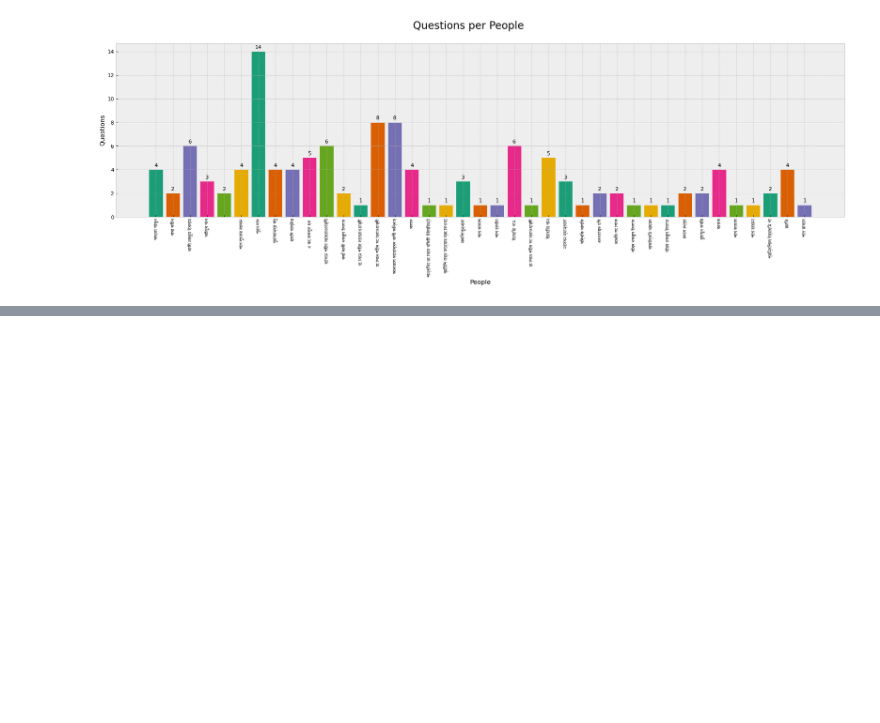
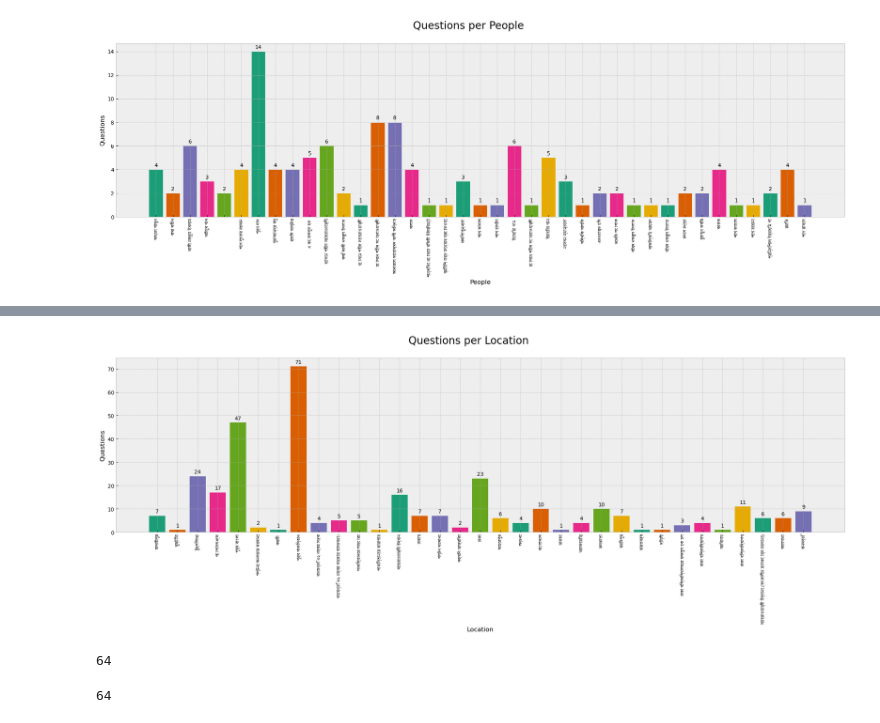
Before and after one commit to afschowdhury/m_jiggasa_test, a Jupyter notebook: schema experiments/eda_final.ipynb, the cells around one changed output, grey strips where cells are left out. Cells and saved outputs as stored; diff of their text form; code cells hidden in the pictures; blank space fills up the shorter version.

Commit message:
final dataset generation and v4 data update

```diff
--- a/schema experiments/eda_final.ipynb
+++ b/schema experiments/eda_final.ipynb
@@ -393,7 +393,7 @@ for ppl in people_q_dict.keys():
                 if type(p) != str:
                     p = "missing"
                     # continue
-                elif p == ppl:
+                if p == ppl:
                     people_q_dict[ppl].append(qas['qtns'])
 # %%
 people_q_dict
@@ -517,0 +576,10 @@ plot_bar_plot(a,
+# %%
+location_q_dict = dict()
+
+for i in c_locations:
+    if type(i) != str:
+        text = "location_q_dict['missing'] = []"
+        exec(text)
+    else:
+        text = "location_q_dict['"+i+"'] = []"
+        exec(text)
@@ -517,0 +610,11 @@ plot_bar_plot(a,
+# %%
+
+for loc in location_q_dict.keys():
+    for item in data:
+        for  qas in  item['qas']:
+            for l in qas['location']:
+                if type(l) != str:
+                    l = "missing"
+                    # continue
+                if l == loc:
+                    location_q_dict[loc].append(qas['qtns'])
@@ -517,0 +645,6 @@ plot_bar_plot(a,
+# %%
+q_per_location = dict()
+
+for loc in location_q_dict.keys():
+    q_per_location[loc] = len( location_q_dict[loc])
+q_per_location
@@ -517,0 +669,12 @@ plot_bar_plot(a,
+# %%
+a = list(q_per_location.keys())[1:]
+b = list(q_per_location.values())[1:]
+plot_bar_plot(a,
+              b,
+              "Location",
+              "Questions",
+              "Questions per Location",
+              show_number=True,
+              show_x=True)
+# %% [output]
+[figure, added]
@@ -517,0 +694,11 @@ plot_bar_plot(a,
+# %%
+qs_in_ctx = []
+for item in ctx_ques:
+    qs_in_ctx.append(len(item['qtns']))
+len(qs_in_ctx)
+# %% [output]
+64
+# %%
+len(ctx_ques)
+# %% [output]
+64
```
Also changed, not shown: parts of 27 cells of this notebook, 3 other files.
